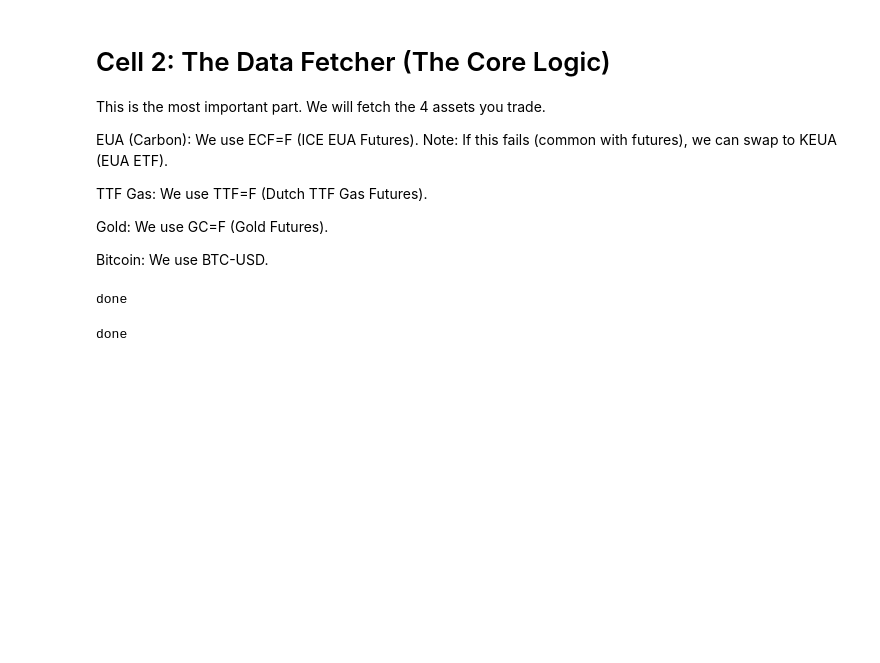
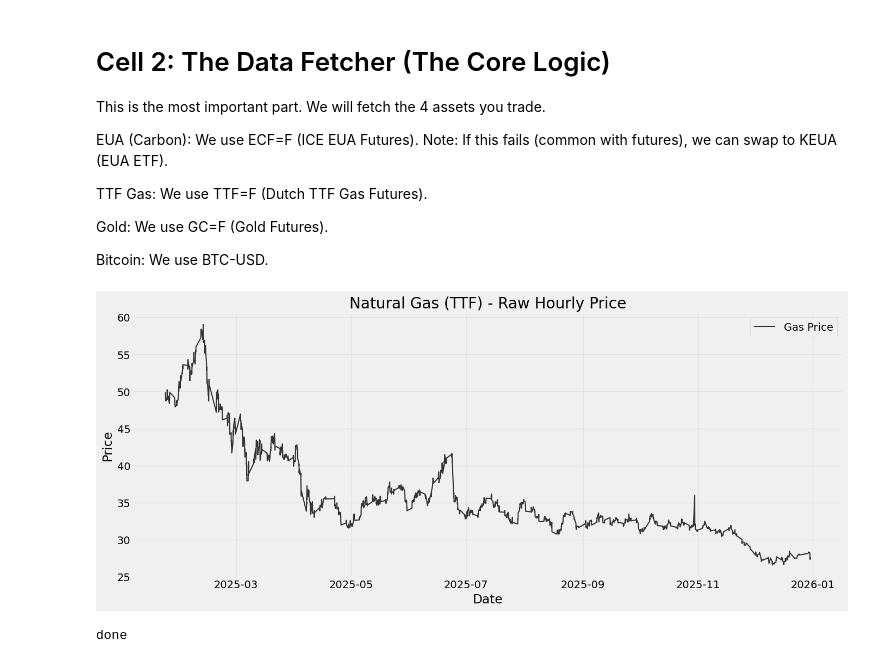
Before and after one commit to OndrejMarvan/OBS_DataScience, a Jupyter notebook: Autumn 2025/2400-DS1SQL Python and SQL intro, SQL platforms/Project/Python_main.ipynb, the cells around one changed output. Drawn from its saved outputs; the diff is of its cells as text; code cells hidden in the pictures; blank space fills up the shorter version.

```diff
--- a/Autumn 2025/2400-DS1SQL Python and SQL intro, SQL platforms/Project/Python_main.ipynb
+++ b/Autumn 2025/2400-DS1SQL Python and SQL intro, SQL platforms/Project/Python_main.ipynb
@@ -2,12 +2,16 @@
 # 1: Imports & Setup
 Blaablabla
 # %%
-import yfinance as yf
 import pandas as pd
 import matplotlib.pyplot as plt
-import datetime
 
-# Setup plotting style for later
-plt.style.use('fivethirtyeight')
-print("Libraries installed and imported successfully!")
+# Load the file we saved in the previous step
+# Make sure the path matches your folder structure
+df = pd.read_csv('data/ttf_hourly.csv', index_col=0, parse_dates=True)
+
+# Filter for just the last 3 months (approx 2000 hours) to make the charts readable
+# If we plot all 2 years, it will look like a messy squiggle
+df_recent = df.tail(2000)
+
+print(f"Loaded TTF Gas Data. Showing from {df_recent.index[0]} to {df_recent.index[-1]}")
 # %% [output]
@@ -24,38 +28,19 @@ Gold: We use GC=F (Gold Futures).
 
 Bitcoin: We use BTC-USD.
 # %%
-import yfinance as yf
-import pandas as pd
-import numpy as np
-import matplotlib.pyplot as plt
-import datetime
-import os
+plt.figure(figsize=(15, 6))
 
-# ==========================================
-# 1. CONFIGURATION
-# ==========================================
-# Path to your local EUA file (Paste the exact path from your computer)
-EUA_FILE_PATH = '/home/ondrej-marvan/Documents/GitHub/OBS_DataScience/OBS_DataScience/Autumn 2025/2400-DS1SQL Python and SQL intro, SQL platforms/Project/data/European Union Allowance (EUA) Yearly Futures Historical Data'
+# Plot Close Price
+plt.plot(df_recent.index, df_recent['Close'], label='Gas Price', color='#333333', linewidth=1.5)
 
-# Assets to download from Yahoo Finance
-ASSETS = {
-    'TTF Gas': 'TTF=F',       # Dutch Gas
-    'Gold': 'GC=F',           # Gold Futures
-    'Bitcoin': 'BTC-USD'      # Bitcoin
-}
-
-# Date Range: Last 729 days (Max limit for hourly data on Yahoo)
-END_DATE = datetime.datetime.now()
-START_DATE = END_DATE - datetime.timedelta(days=729)
-
-# Output folder
-DATA_FOLDER = 'data'
-if not os.path.exists(DATA_FOLDER):
-    os.makedirs(DATA_FOLDER)
-
-print("done")
+plt.title('Natural Gas (TTF) - Raw Hourly Price')
+plt.xlabel('Date')
+plt.ylabel('Price')
+plt.legend()
+plt.grid(True, alpha=0.3)
+plt.show()
 # %% [output]
-done
+[figure, added]
 # %%
 # ==========================================
 # 2. FUNCTIONS
```
Also changed, not shown: parts of 1 cell of this notebook.
